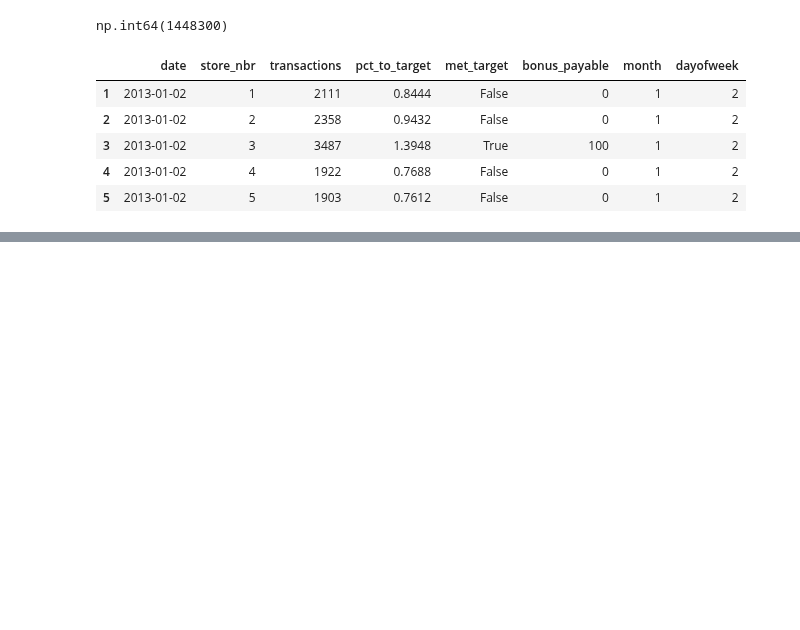
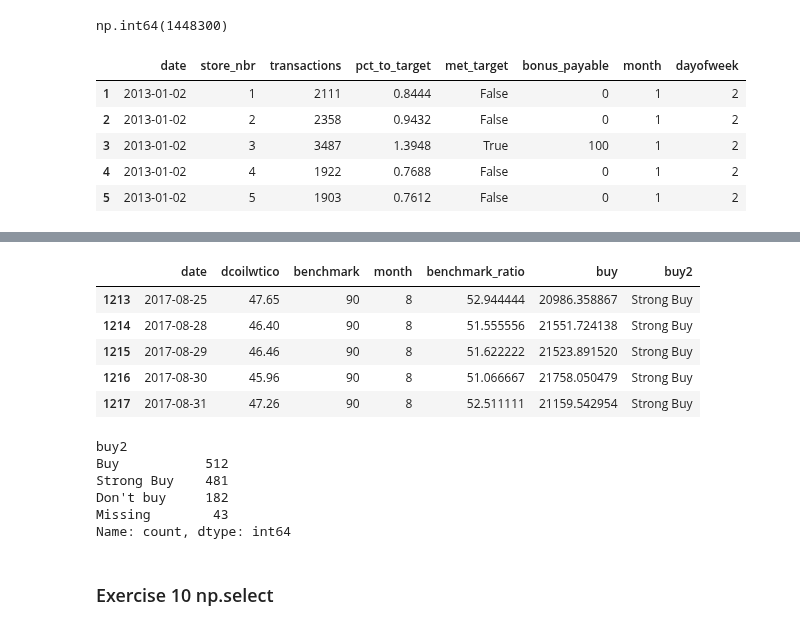
Before and after one commit to arunadas/effective-pandas, a Jupyter notebook: l_python_pandas/dataframes.ipynb, the cells around one changed output, grey strips where cells are left out. Drawn from its saved outputs; the diff is of its cells as text; code cells hidden in the pictures; blank space fills up the shorter version.

```diff
--- a/l_python_pandas/dataframes.ipynb
+++ b/l_python_pandas/dataframes.ipynb
@@ -1676,0 +1725,20 @@ transactions.head()
+# %%
+oil.tail()
+# %% [output]
+|  | date | dcoilwtico | benchmark | month | benchmark_ratio | buy | buy2 |
+| 1213 | 2017-08-25 | 47.65 | 90 | 8 | 52.944444 | 20986.358867 | Strong Buy |
+| 1214 | 2017-08-28 | 46.40 | 90 | 8 | 51.555556 | 21551.724138 | Strong Buy |
+| 1215 | 2017-08-29 | 46.46 | 90 | 8 | 51.622222 | 21523.891520 | Strong Buy |
+| 1216 | 2017-08-30 | 45.96 | 90 | 8 | 51.066667 | 21758.050479 | Strong Buy |
+| 1217 | 2017-08-31 | 47.26 | 90 | 8 | 52.511111 | 21159.542954 | Strong Buy |
+# %%
+oil["buy2"].value_counts()
+# %% [output]
+buy2
+Buy           512
+Strong Buy    481
+Don't buy     182
+Missing        43
+Name: count, dtype: int64
+# %% [markdown]
+### Exercise 10 np.select
```
Also changed, not shown: parts of 5 cells of this notebook.
